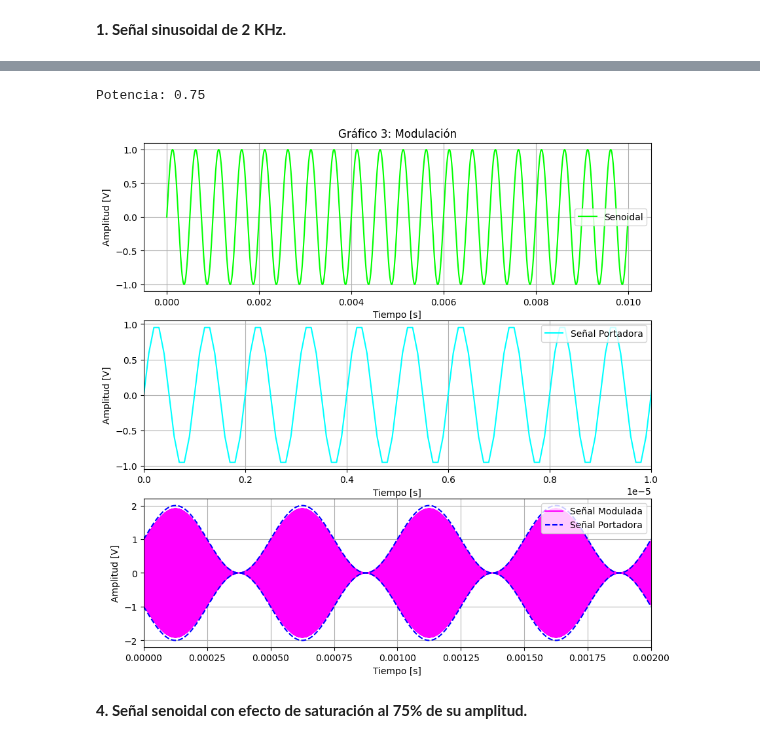
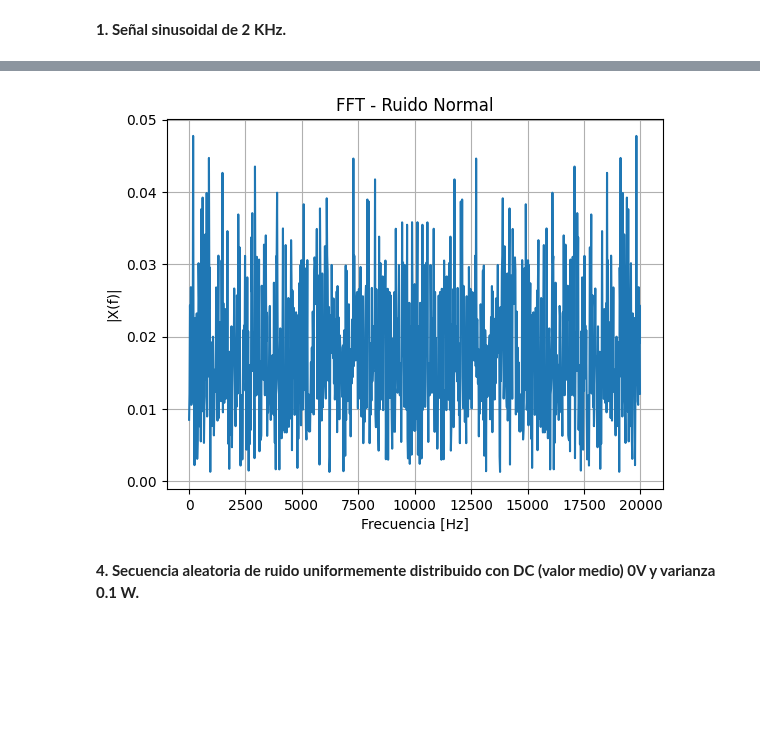
Before and after one commit to SerenaSagg/APS, a Jupyter notebook: TS1.ipynb, the cells around one changed output, grey strips where cells are left out. Cells and saved outputs as stored; diff of their text form; code cells hidden in the pictures; blank space fills up the shorter version.

```diff
--- a/TS1.ipynb
+++ b/TS1.ipynb
@@ -122,49 +200,13 @@ Potencia: 1.00
-# %%
-# 3) Modulación
-# Parámetros
-fs3 = 10000000
-N3 = 100000
-
-#Señal original
-tt3, xx1 = mi_sen(vmax=1, dc=0, ff=2000, ph=0, nn=N3, fs=fs3)
-#Portadora
-tt3, xm = mi_sen(vmax=1, dc=0, ff=1000000, ph=0, nn=N3, fs=fs3)
-# Señal modulada
-x3 = (1 + xx1) * xm
-
-P3=np.var(x3)
-print(f"Potencia: {P3:.2f}")
-
-# Gráfico 3
-plt.figure(figsize=(10,10))
-plt.subplot(3, 1,1)
-plt.title("Gráfico 3: Modulación")
-plt.plot(tt3, xx1, label="Senoidal", color="lime")
-plt.xlabel("Tiempo [s]")
-plt.ylabel("Amplitud [V]")
-plt.legend()
-plt.grid()
-
-plt.subplot(3, 1,2)
-plt.plot(tt3,xm, label="Señal Portadora", color="aqua")
-plt.xlim(0, 0.00001) #zoom
-plt.xlabel("Tiempo [s]")
-plt.ylabel("Amplitud [V]")
-plt.legend()
-plt.grid()
-
-plt.subplot(3, 1,3)
-plt.plot(tt3,x3, label="Señal Modulada", color="fuchsia")
-plt.plot(tt3,(1+xx1), 'b--', label="Señal Portadora")
-plt.plot(tt3,-(1+xx1), 'b--')
-plt.xlim(0, 0.002) #zoom
-plt.xlabel("Tiempo [s]")
-plt.ylabel("Amplitud [V]")
-plt.legend()
-plt.grid()
-plt.show()
-# %% [output]
-Potencia: 0.75
-[figure, removed]
+# %%
+# Gráfico 3
+plt.figure()
+plt.plot(f3, X3)
+plt.title("FFT - Ruido Normal")
+plt.xlabel("Frecuencia [Hz]")
+plt.ylabel("|X(f)|")
+plt.grid()
+plt.show()
+# %% [output]
+[figure, added]
 # %% [markdown]
-**4. Señal senoidal con efecto de saturación al 75% de su amplitud.**
+**4. Secuencia aleatoria de ruido uniformemente distribuido con DC (valor medio) 0V y varianza 0.1 W.**
```
Also changed, not shown: parts of 20 cells of this notebook, 1 other file.
